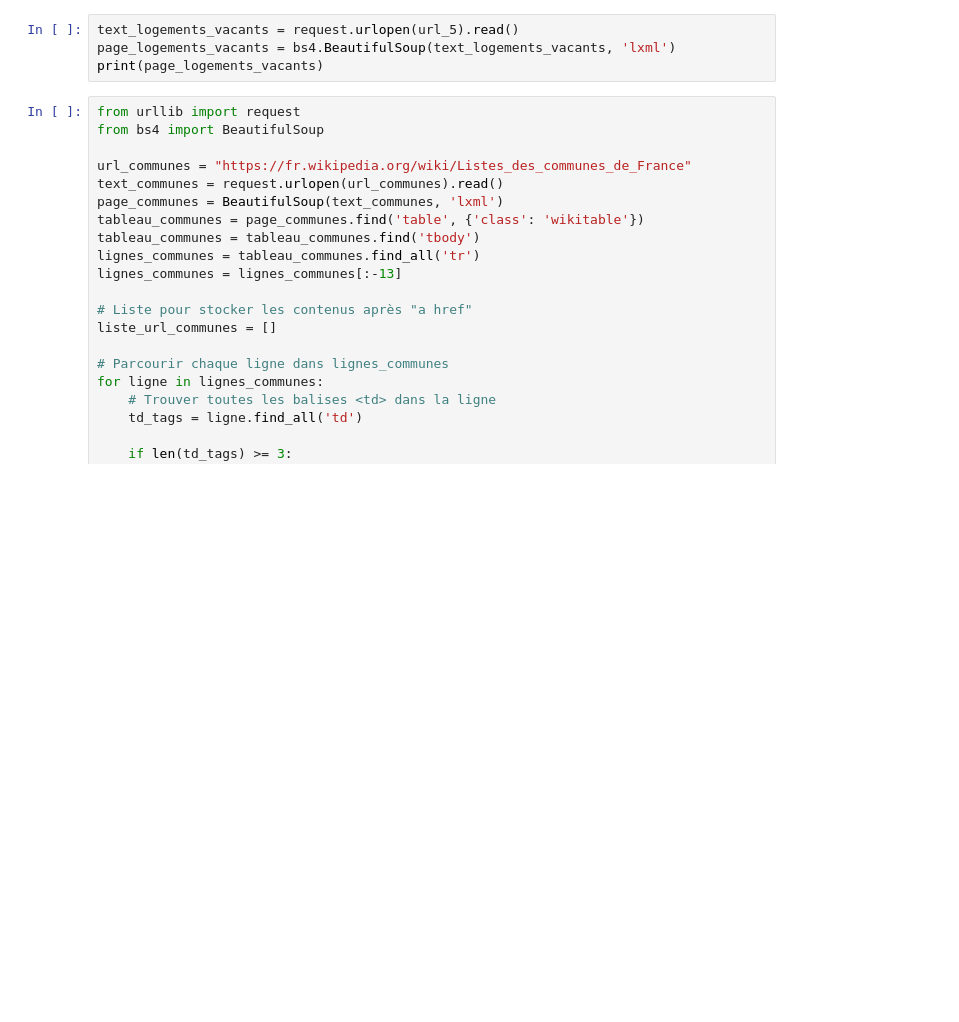
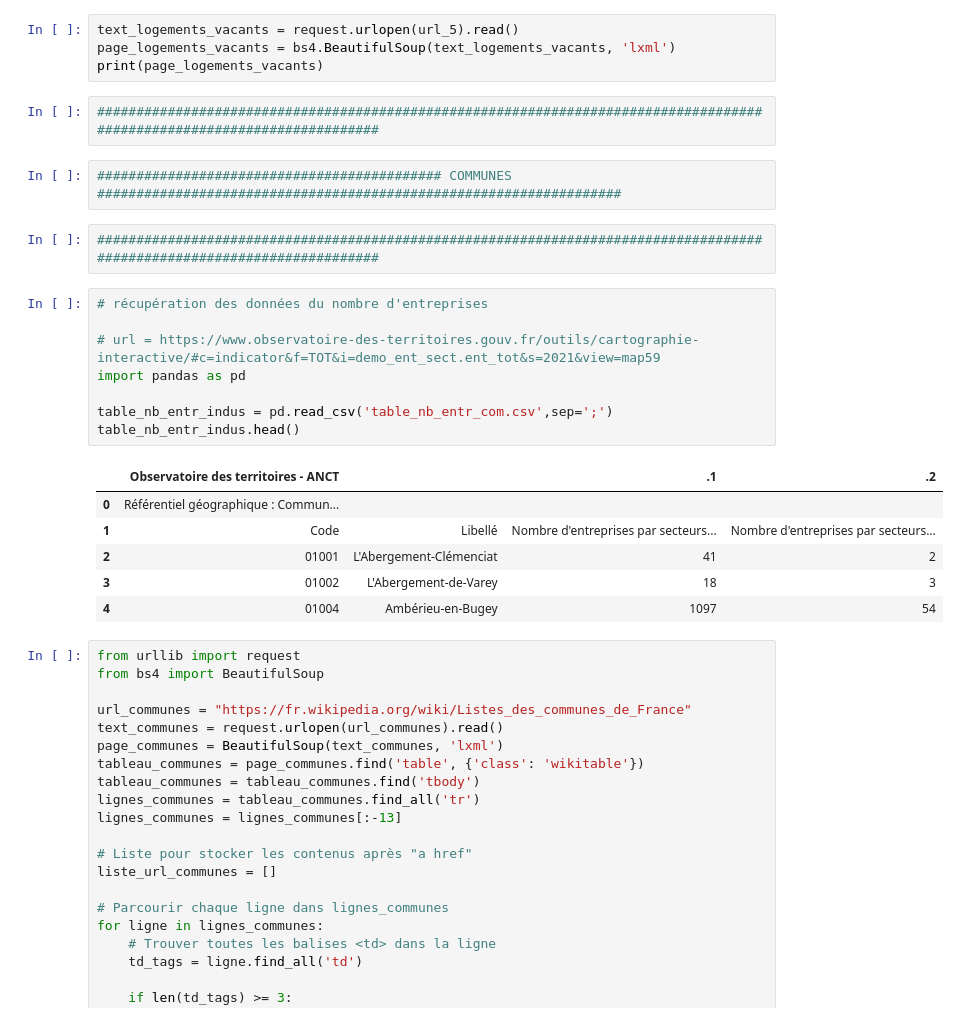
Before and after one commit to tgarnier067/Projet-Python-2023, a Jupyter notebook: recup_données.ipynb, the cells around one changed output. Saved outputs shown, nothing was run; the diff lists cells and outputs as text; blank space fills up the shorter version.

Commit message:
Récupération des données du nb d'entreprises industrielles par communes
Utilisation d'un csv

```diff
--- a/recup_données.ipynb
+++ b/recup_données.ipynb
@@ -264,6 +264,27 @@ print(page_logements_vacants)
 text_logements_vacants = request.urlopen(url_5).read()
 page_logements_vacants = bs4.BeautifulSoup(text_logements_vacants, 'lxml')
 print(page_logements_vacants)
+# %%
+#########################################################################################################################
+# %%
+############################################ COMMUNES ###################################################################
+# %%
+#########################################################################################################################
+# %%
+# récupération des données du nombre d'entreprises
+
+# url = https://www.observatoire-des-territoires.gouv.fr/outils/cartographie-interactive/#c=indicator&f=TOT&i=demo_ent_sect.ent_tot&s=2021&view=map59
+import pandas as pd
+
+table_nb_entr_indus = pd.read_csv('table_nb_entr_com.csv',sep=';')
+table_nb_entr_indus.head()
+# %% [output]
+|  | Observatoire des territoires - ANCT |  | .1 | .2 |
+| 0 | Référentiel géographique : Commun... |  |  |  |
+| 1 | Code | Libellé | Nombre d'entreprises par secteurs... | Nombre d'entreprises par secteurs... |
+| 2 | 01001 | L'Abergement-Clémenciat | 41 | 2 |
+| 3 | 01002 | L'Abergement-de-Varey | 18 | 3 |
+| 4 | 01004 | Ambérieu-en-Bugey | 1097 | 54 |
 # %%
 from urllib import request
 from bs4 import BeautifulSoup
```
